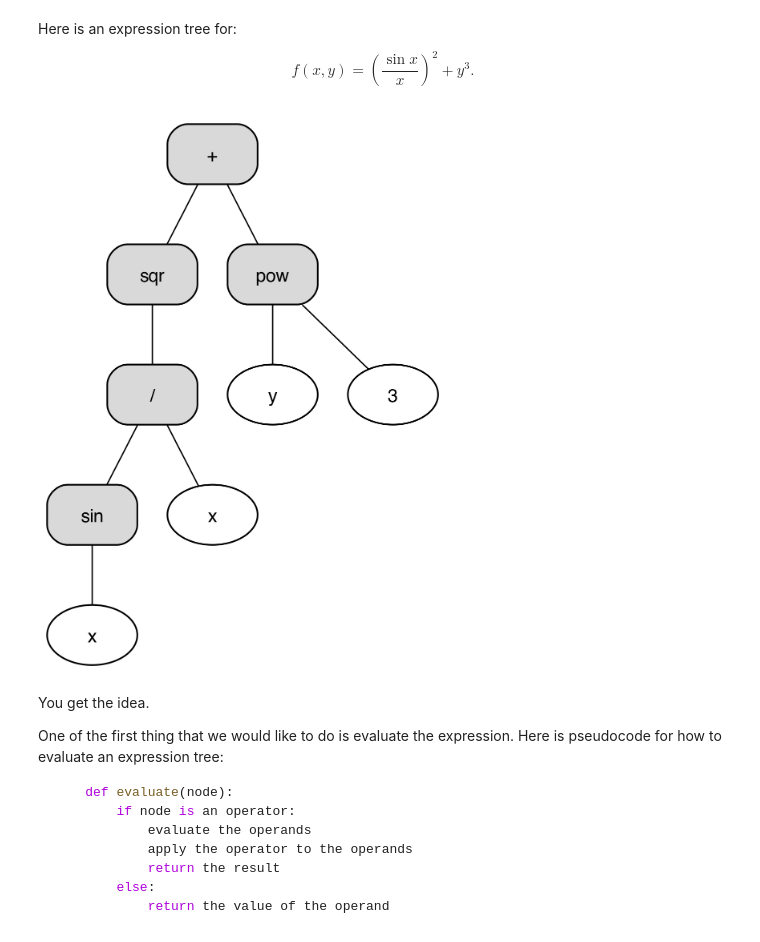
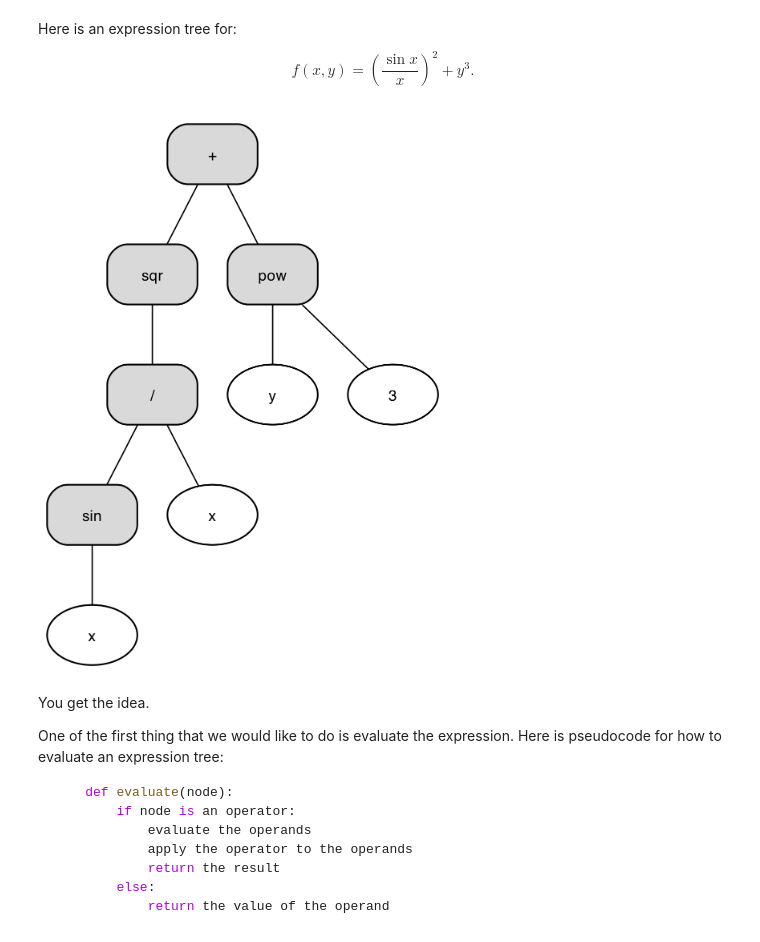
Before and after one commit to PredictiveScienceLab/advanced-scientific-machine-learning, a Jupyter notebook: _sources/ml-software/differentiation/02_symbolic.ipynb, the cells around one changed output. Saved outputs shown, nothing was run; the diff lists cells and outputs as text; code cells hidden in the pictures.

```diff
--- a/_sources/ml-software/differentiation/02_symbolic.ipynb
+++ b/_sources/ml-software/differentiation/02_symbolic.ipynb
@@ -230,35 +230,35 @@ $$
 g = graphviz.Digraph(
     graph_attr={"bgcolor": "transparent", "margin": "0.02", "ordering": "out"},
     node_attr={
-        "fontname": "DejaVu Sans", "fontsize": "11",
+        "fontname": "DejaVu Sans", "fontsize": "9",
         "color": "black", "penwidth": "1.0",
     },
     edge_attr={"arrowhead": "none", "color": "black", "penwidth": "0.8"},
 )
 
 g.node('+', **operator_node)
 g.node('sqr', **operator_node)
 g.node('sin', **operator_node)
 g.node('pow', **operator_node)
 g.node('/', **operator_node)
 g.node('3', **operand_node)
 # make two different nodes for x
 g.node('x1', label='x', **operand_node)
 g.node('x2', label='x', **operand_node)
 g.node('y', **operand_node)
 
 g.edge('sin', 'x1')
 g.edge('/', 'sin')
 g.edge('/', 'x2')
 g.edge('sqr', '/')
 g.edge('+', 'sqr')
 g.edge('+', 'pow')
 g.edge('pow', 'y')
 g.edge('pow', '3')
 
 display_graph(g)
 # %% [output]
-[figure, old version]
+[figure, new version]
 # %% [markdown]
 You get the idea.
 
```
Also changed, not shown: parts of 1 cell of this notebook, 11 other files.
